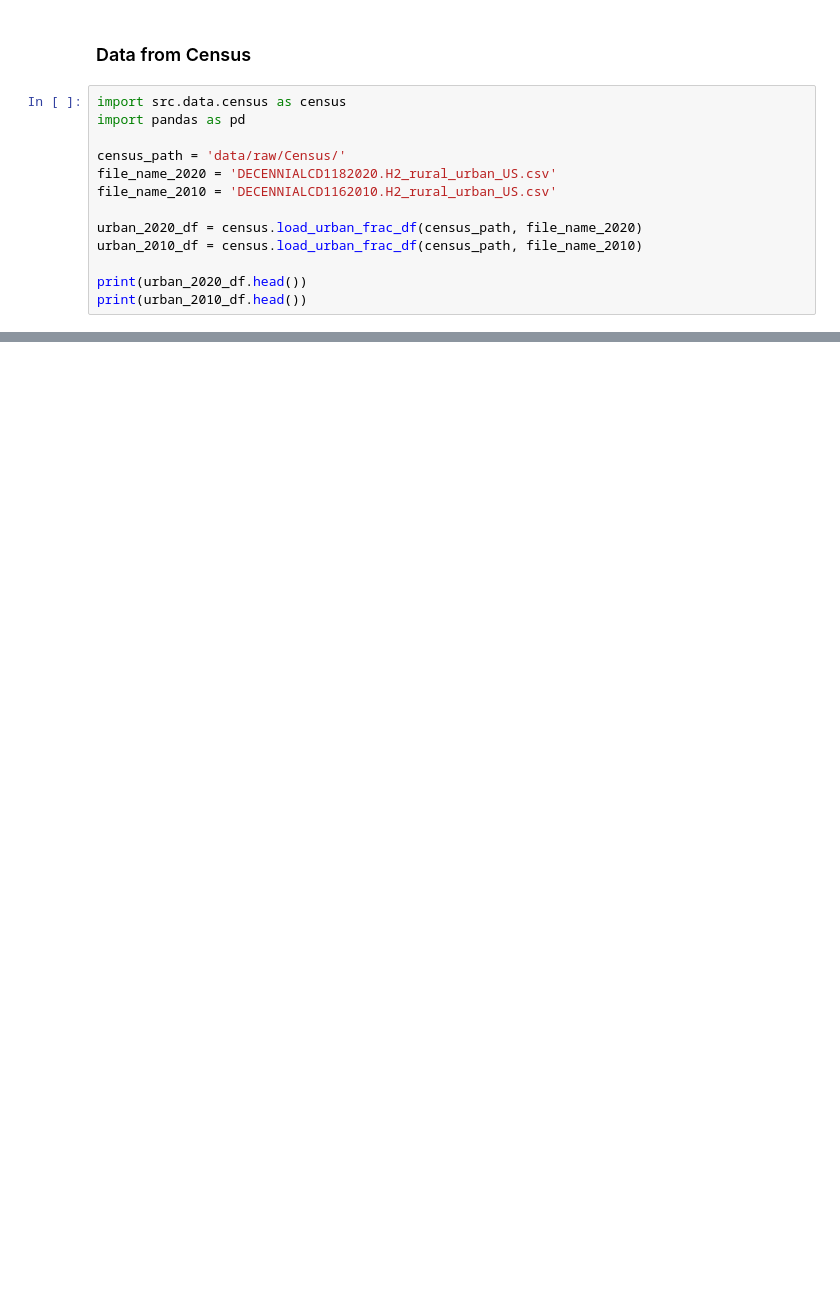
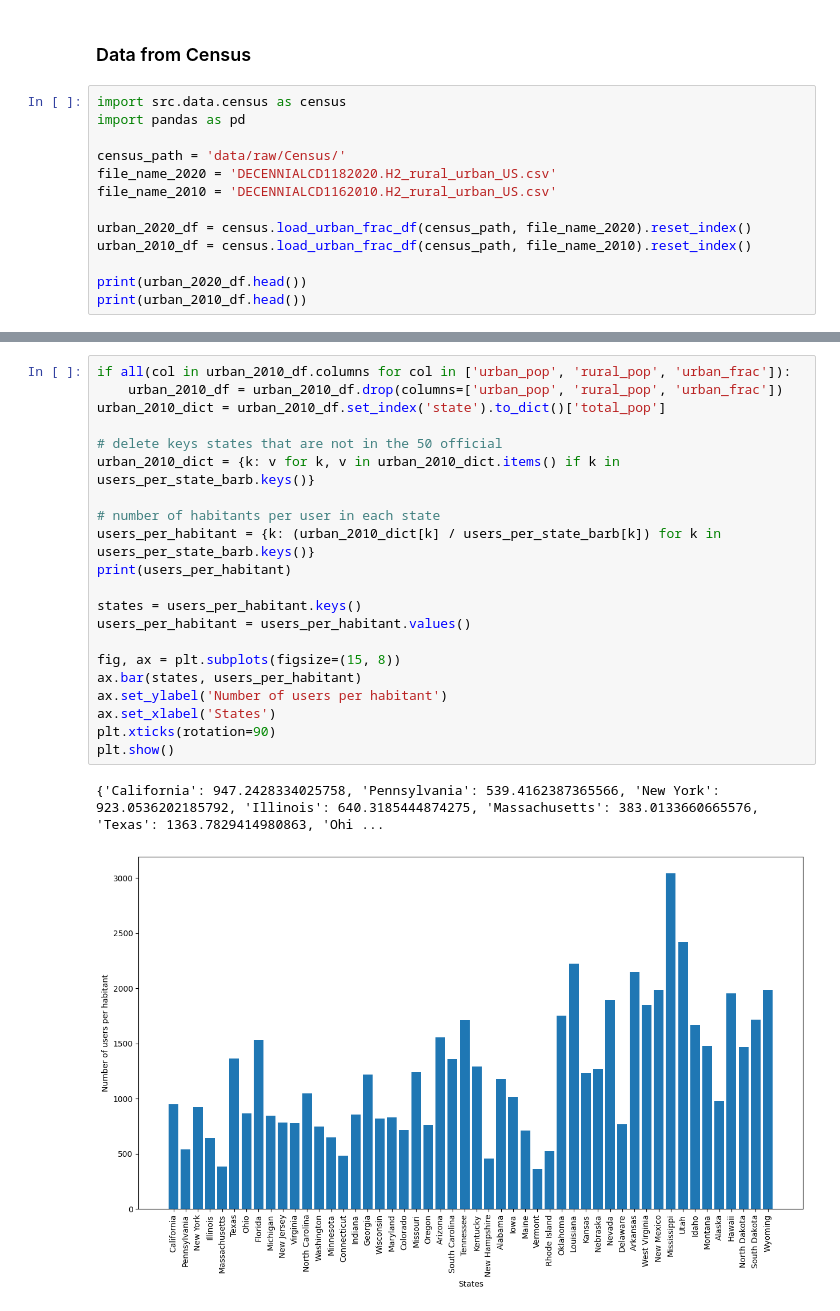
Before and after one commit to epfl-ada/ada-2024-project-fandemondada, a Jupyter notebook: results.ipynb, the cells around one changed output, grey strips where cells are left out. Saved outputs shown, nothing was run; the diff lists cells and outputs as text; blank space fills up the shorter version.

```diff
--- a/results.ipynb
+++ b/results.ipynb
@@ -149,8 +194,8 @@ census_path = 'data/raw/Census/'
 file_name_2020 = 'DECENNIALCD1182020.H2_rural_urban_US.csv'
 file_name_2010 = 'DECENNIALCD1162010.H2_rural_urban_US.csv'
 
-urban_2020_df = census.load_urban_frac_df(census_path, file_name_2020)
-urban_2010_df = census.load_urban_frac_df(census_path, file_name_2010)
+urban_2020_df = census.load_urban_frac_df(census_path, file_name_2020).reset_index()
+urban_2010_df = census.load_urban_frac_df(census_path, file_name_2010).reset_index()
 
 print(urban_2020_df.head())
 print(urban_2010_df.head())
@@ -171,0 +218,24 @@ California   13680081   12814688     865393    0.936741
+# %%
+if all(col in urban_2010_df.columns for col in ['urban_pop', 'rural_pop', 'urban_frac']):
+    urban_2010_df = urban_2010_df.drop(columns=['urban_pop', 'rural_pop', 'urban_frac'])
+urban_2010_dict = urban_2010_df.set_index('state').to_dict()['total_pop']
+
+# delete keys states that are not in the 50 official
+urban_2010_dict = {k: v for k, v in urban_2010_dict.items() if k in users_per_state_barb.keys()}
+
+# number of habitants per user in each state
+users_per_habitant = {k: (urban_2010_dict[k] / users_per_state_barb[k]) for k in users_per_state_barb.keys()}
+print(users_per_habitant)
+
+states = users_per_habitant.keys()
+users_per_habitant = users_per_habitant.values()
+
+fig, ax = plt.subplots(figsize=(15, 8))
+ax.bar(states, users_per_habitant)
+ax.set_ylabel('Number of users per habitant')
+ax.set_xlabel('States')
+plt.xticks(rotation=90)
+plt.show()
+# %% [output]
+{'California': 947.2428334025758, 'Pennsylvania': 539.4162387365566, 'New York': 923.0536202185792, 'Illinois': 640.3185444874275, 'Massachusetts': 383.0133660665576, 'Texas': 1363.7829414980863, 'Ohi ...
+[figure, added]
```
Also changed, not shown: parts of 15 cells of this notebook.
